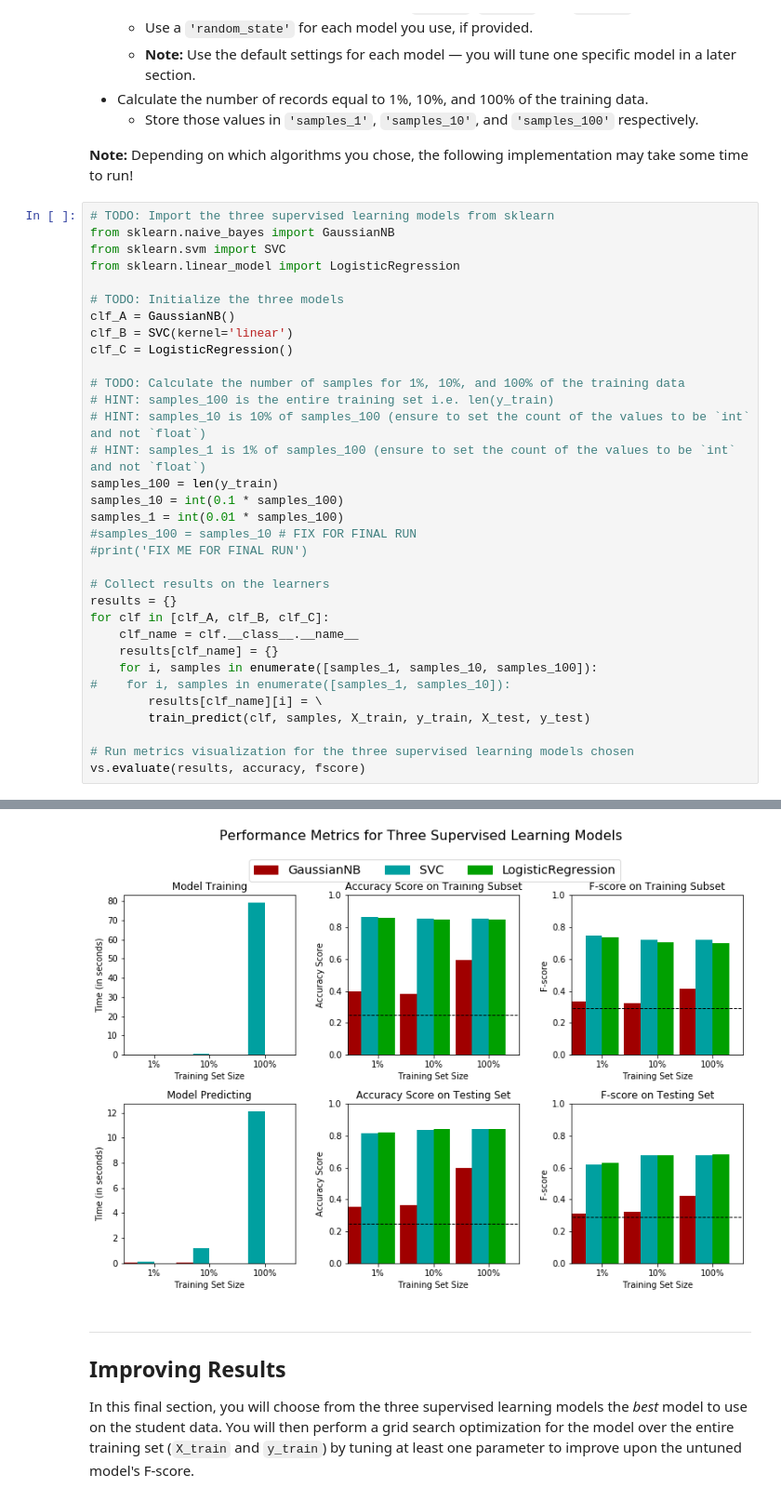
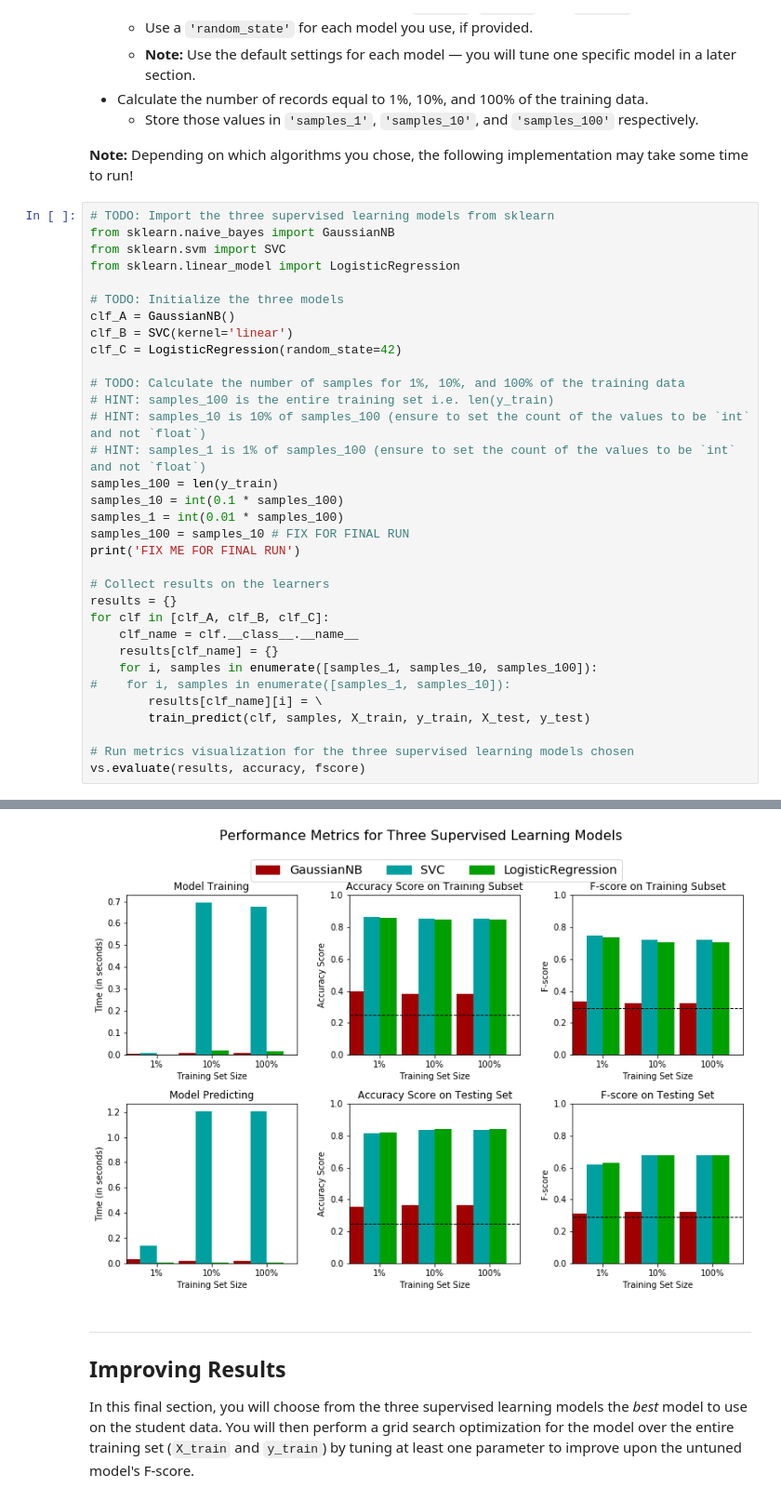
Before and after one commit to UdacityMLNanodegree/finding_donors, a Jupyter notebook: finding_donors.ipynb, the cells around one changed output, grey strips where cells are left out. Shown: that part at 93% size. Drawn from its saved outputs; the diff is of its cells as text.

```diff
--- a/finding_donors.ipynb
+++ b/finding_donors.ipynb
@@ -405,7 +405,7 @@ from sklearn.linear_model import LogisticRegression
 # TODO: Initialize the three models
 clf_A = GaussianNB()
 clf_B = SVC(kernel='linear')
-clf_C = LogisticRegression()
+clf_C = LogisticRegression(random_state=42)
 
 # TODO: Calculate the number of samples for 1%, 10%, and 100% of the training data
 # HINT: samples_100 is the entire training set i.e. len(y_train)
@@ -414,8 +414,8 @@ clf_C = LogisticRegression()
 samples_100 = len(y_train)
 samples_10 = int(0.1 * samples_100)
 samples_1 = int(0.01 * samples_100)
-#samples_100 = samples_10 # FIX FOR FINAL RUN
-#print('FIX ME FOR FINAL RUN')
+samples_100 = samples_10 # FIX FOR FINAL RUN
+print('FIX ME FOR FINAL RUN')
 
 # Collect results on the learners
 results = {}
@@ -442,4 +447,4 @@ LogisticRegression trained on 36177 samples.
-[figure, old version]
+[figure, new version]
 # %% [markdown]
 ----
 ## Improving Results
```
Also changed, not shown: parts of 13 cells of this notebook.
